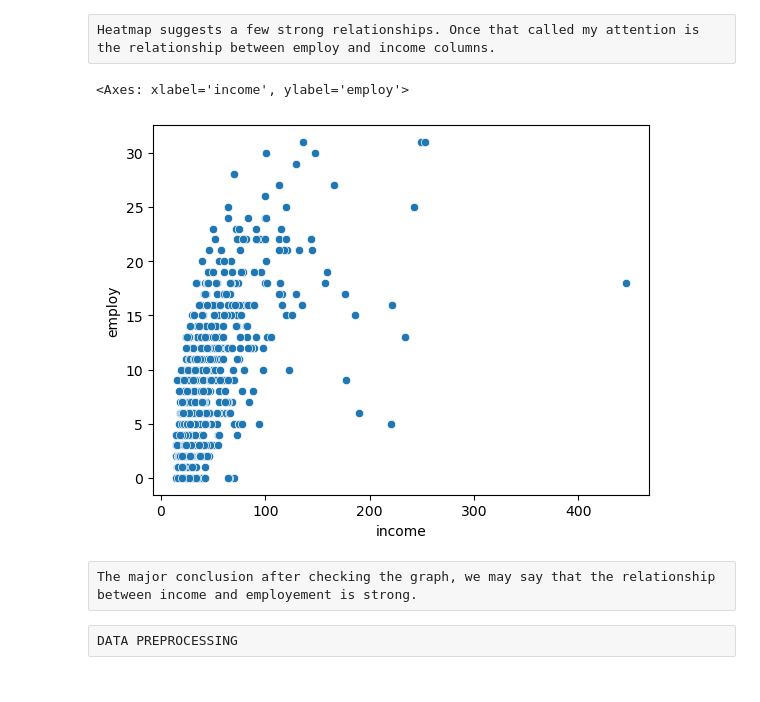
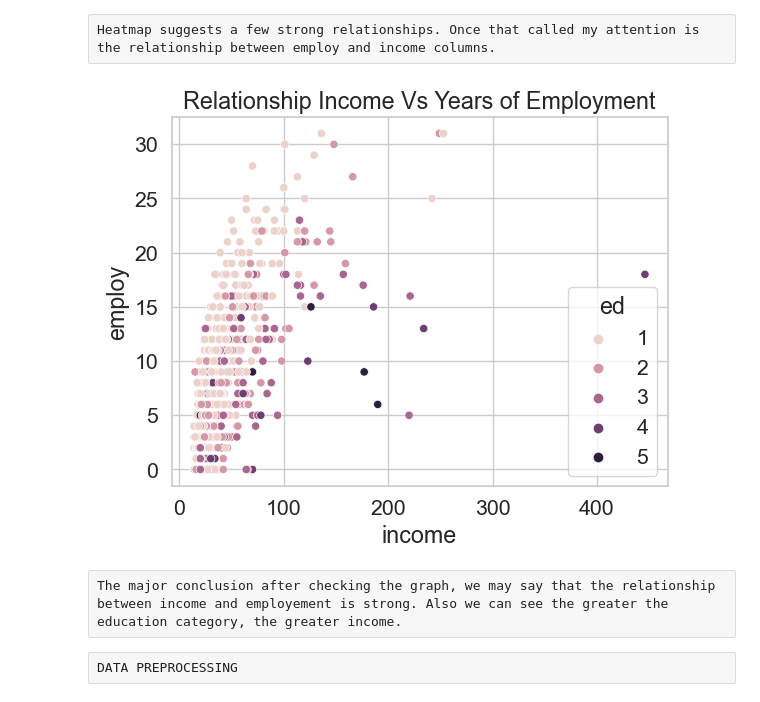
Before and after one commit to JordyR14/Data_Science_Projects, a Jupyter notebook: Jordy Ruiz - AIFS Lesson 2 ML and AI Algorithms.ipynb, the cells around one changed output. Cells and saved outputs as stored; diff of their text form; code cells hidden in the pictures.

```diff
--- a/Jordy Ruiz - AIFS Lesson 2 ML and AI Algorithms.ipynb
+++ b/Jordy Ruiz - AIFS Lesson 2 ML and AI Algorithms.ipynb
@@ -252,12 +252,13 @@ sns.heatmap(data.corr(), cmap='crest', annot=True, fmt=".1f", linewidth=.5)
 # %% [raw]
 Heatmap suggests a few strong relationships. Once that called my attention is the relationship between employ and income columns.
 # %%
-sns.scatterplot(data=data, x='income', y='employ')
+sns.scatterplot(data=data, x='income', y='employ', hue='ed').set_title('Relationship Income Vs Years of Employment')
+sns.set(font_scale = 1.4)
+sns.set_style('whitegrid')
 # %% [output]
-<Axes: xlabel='income', ylabel='employ'>
-[figure, old version]
+[figure, new version]
 # %% [raw]
-The major conclusion after checking the graph, we may say that the relationship between income and employement is strong.
+The major conclusion after checking the graph, we may say that the relationship between income and employement is strong. Also we can see the greater the education category, the greater income.
 # %% [raw]
 DATA PREPROCESSING
 # %%
```
Also changed, not shown: parts of 3 cells of this notebook, 2 other files.
